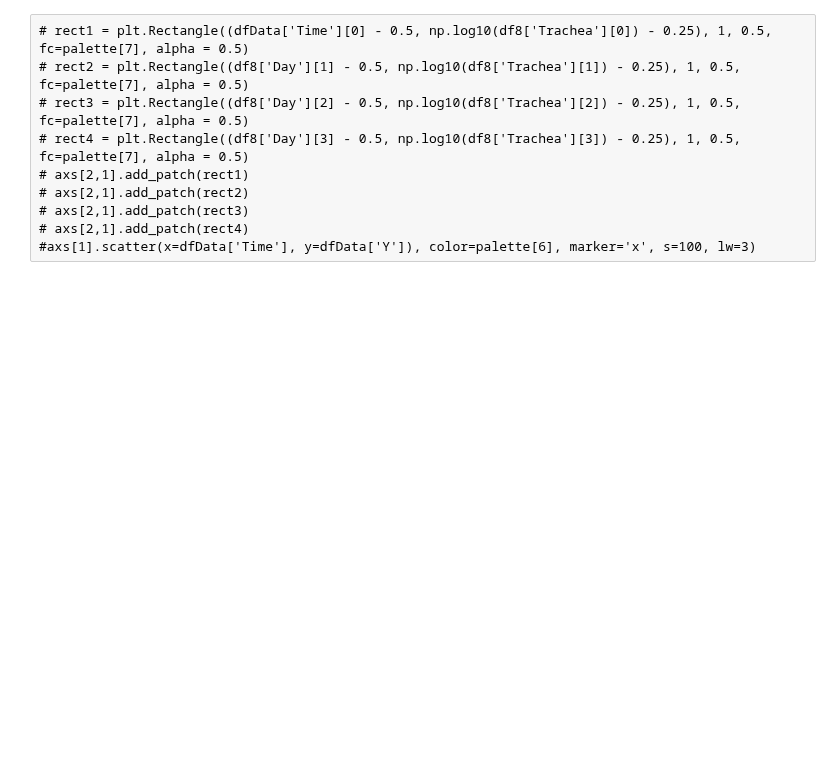
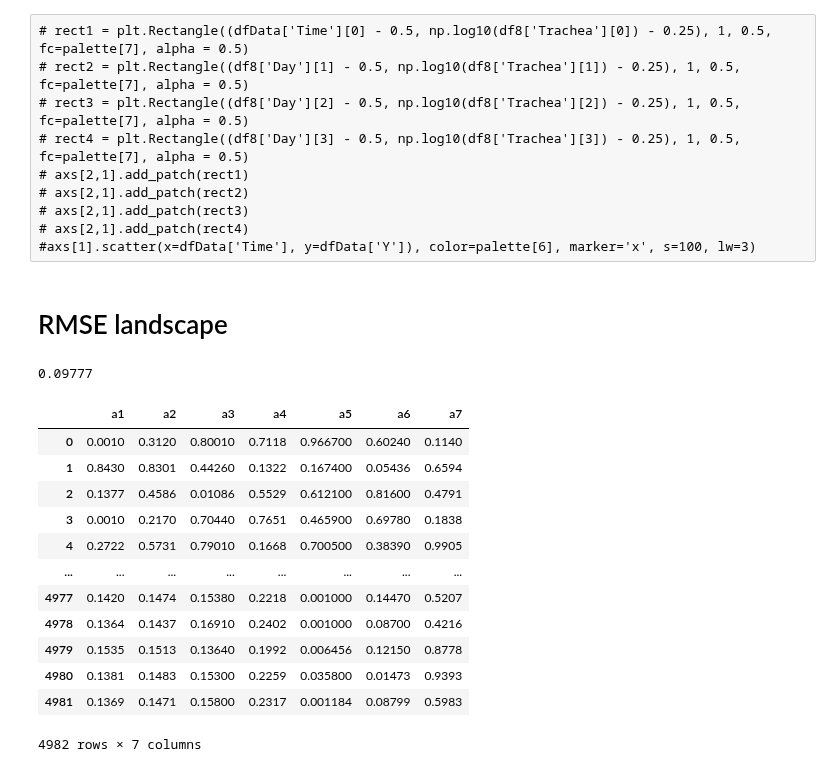
Before and after one commit to systemsmedicine/CrossLabFit, a Jupyter notebook: pyNotebooks/LotkVolterra.ipynb, the cells around one changed output. Cells and saved outputs as stored; diff of their text form; code cells hidden in the pictures; blank space fills up the shorter version.

```diff
--- a/pyNotebooks/LotkVolterra.ipynb
+++ b/pyNotebooks/LotkVolterra.ipynb
@@ -143,3 +145,28 @@ plt.show()
 # axs[2,1].add_patch(rect3)
 # axs[2,1].add_patch(rect4)
 #axs[1].scatter(x=dfData['Time'], y=dfData['Y']), color=palette[6], marker='x', s=100, lw=3)
+# %% [markdown]
+# RMSE landscape
+# %%
+dfRMSEs = pd.read_csv('../pars.dat', sep=' ', skiprows=1, names=['a1', 'a2', 'a3', 'a4', 'a5', 'a6', 'a7', 'RMSE', 'it'])
+# %%
+dfRMSEs['RMSE'].min()
+# %% [output]
+0.09777
+# %%
+dfPars = dfRMSEs.drop(columns=['RMSE', 'it'])
+dfPars
+# %% [output]
+|  | a1 | a2 | a3 | a4 | a5 | a6 | a7 |
+| 0 | 0.0010 | 0.3120 | 0.80010 | 0.7118 | 0.966700 | 0.60240 | 0.1140 |
+| 1 | 0.8430 | 0.8301 | 0.44260 | 0.1322 | 0.167400 | 0.05436 | 0.6594 |
+| 2 | 0.1377 | 0.4586 | 0.01086 | 0.5529 | 0.612100 | 0.81600 | 0.4791 |
+| 3 | 0.0010 | 0.2170 | 0.70440 | 0.7651 | 0.465900 | 0.69780 | 0.1838 |
+| 4 | 0.2722 | 0.5731 | 0.79010 | 0.1668 | 0.700500 | 0.38390 | 0.9905 |
+| ... | ... | ... | ... | ... | ... | ... | ... |
+| 4977 | 0.1420 | 0.1474 | 0.15380 | 0.2218 | 0.001000 | 0.14470 | 0.5207 |
+| 4978 | 0.1364 | 0.1437 | 0.16910 | 0.2402 | 0.001000 | 0.08700 | 0.4216 |
+| 4979 | 0.1535 | 0.1513 | 0.13640 | 0.1992 | 0.006456 | 0.12150 | 0.8778 |
+| 4980 | 0.1381 | 0.1483 | 0.15300 | 0.2259 | 0.035800 | 0.01473 | 0.9393 |
+| 4981 | 0.1369 | 0.1471 | 0.15800 | 0.2317 | 0.001184 | 0.08799 | 0.5983 |
+4982 rows × 7 columns
```
Also changed, not shown: parts of 6 cells of this notebook, 3 other files.
